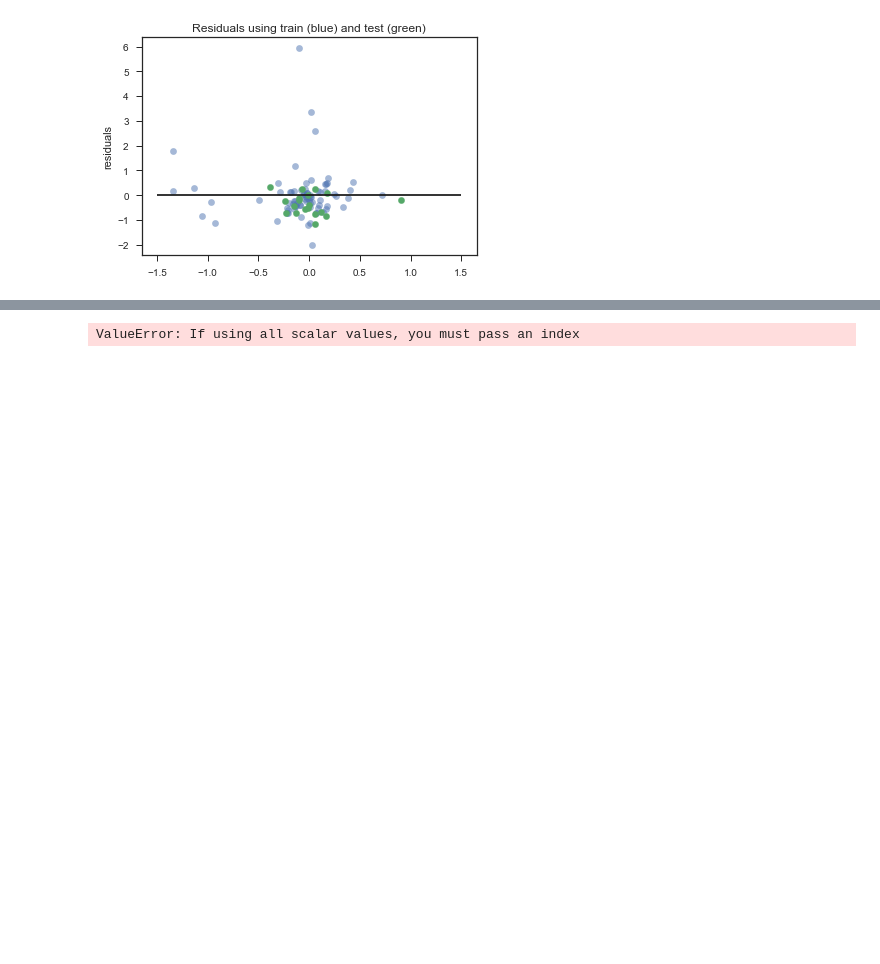
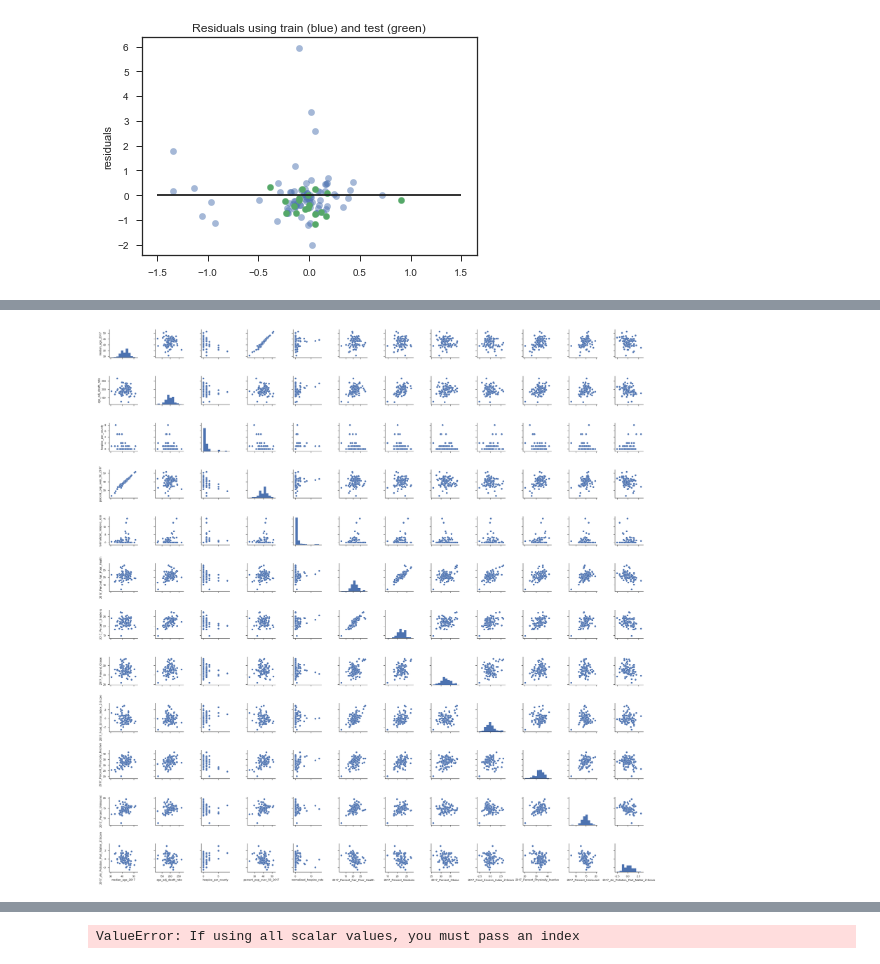
Before and after one commit to AriannaRigon/vanderbilt-aspire-data-essentials, a Jupyter notebook: ClassNotebook.ipynb, the cells around one changed output, grey strips where cells are left out. Saved outputs shown, nothing was run; the diff lists cells and outputs as text; code cells hidden in the pictures; blank space fills up the shorter version.

```diff
--- a/ClassNotebook.ipynb
+++ b/ClassNotebook.ipynb
@@ -973,0 +1015,3 @@ Text(0,0.5,'residuals')
+# %%
+data2010 = [col for col in pop_and_cancer_newv.columns if '2010'in col]
+pop_and_cancer_newv = pop_and_cancer_newv.drop(data2010, axis = 1)
@@ -973,0 +1033,3 @@ Text(0,0.5,'residuals')
+# %%
+dataRank = [col for col in pop_and_cancer_newv.columns if 'Rank'in col]
+pop_and_cancer_newv = pop_and_cancer_newv.drop(dataRank, axis = 1)
@@ -973,0 +1075,2 @@ Text(0,0.5,'residuals')
+# %%
+pop_and_cancer_newv = pop_and_cancer_newv.drop(['pop2017all','healthy_people_objective', 'avg_annual_count', 'recent_trend', '5year_death_trend', '2017_Quality_of_Life_Z-Score', '2017_HealthBehaviors_Z-Score', '2017_ClinicalCare_Z-Score', 'FIPS', 'State'], axis = 1)
@@ -973,0 +1096,2 @@ Text(0,0.5,'residuals')
+# %%
+pop_and_cancer_newv = pop_and_cancer_newv.drop(['2017_Length_of_Life_Z-Score', '2017_HealthOutcomes_Z-Score', '2017_HealthFactors_Z-Score'], axis = 1)
@@ -973,0 +1114,5 @@ Text(0,0.5,'residuals')
+# %%
+sns.set(style="ticks",color_codes=True)
+q=sns.pairplot(pop_and_cancer_newv)
+# %% [output]
+[figure, added]
```
Also changed, not shown: parts of 54 cells of this notebook.
